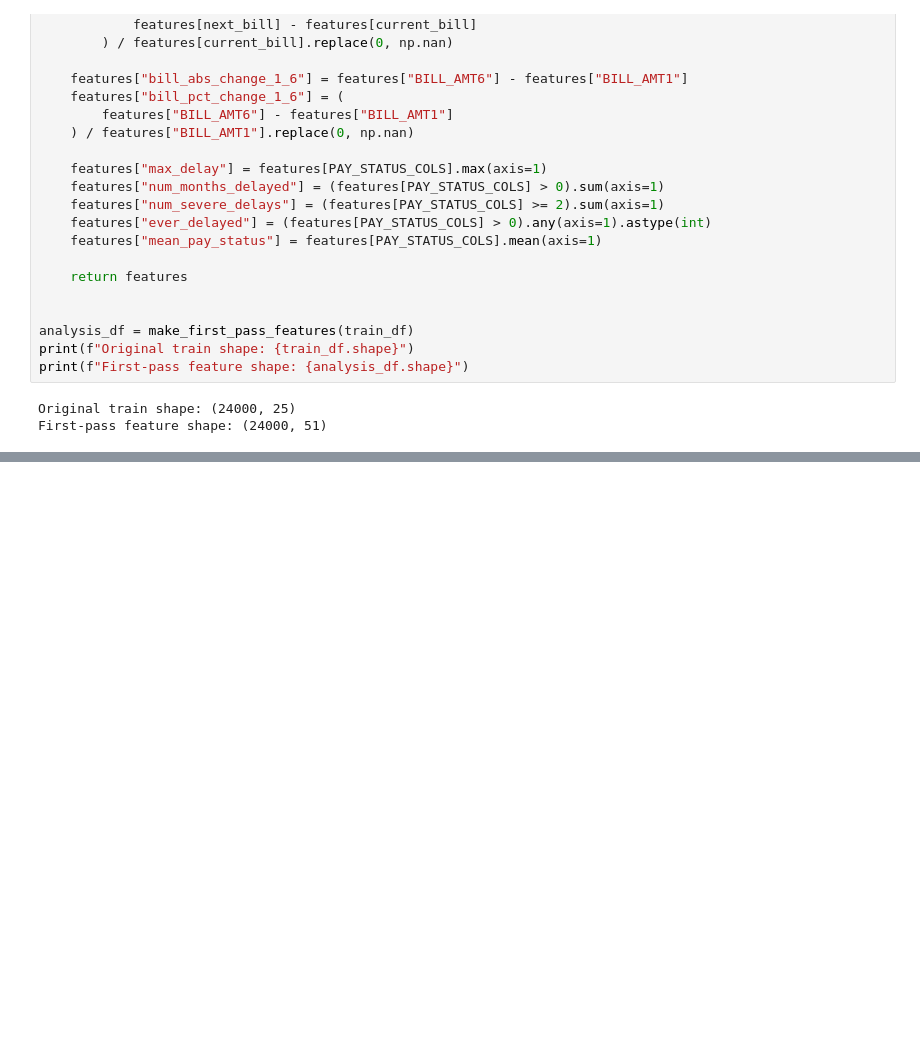
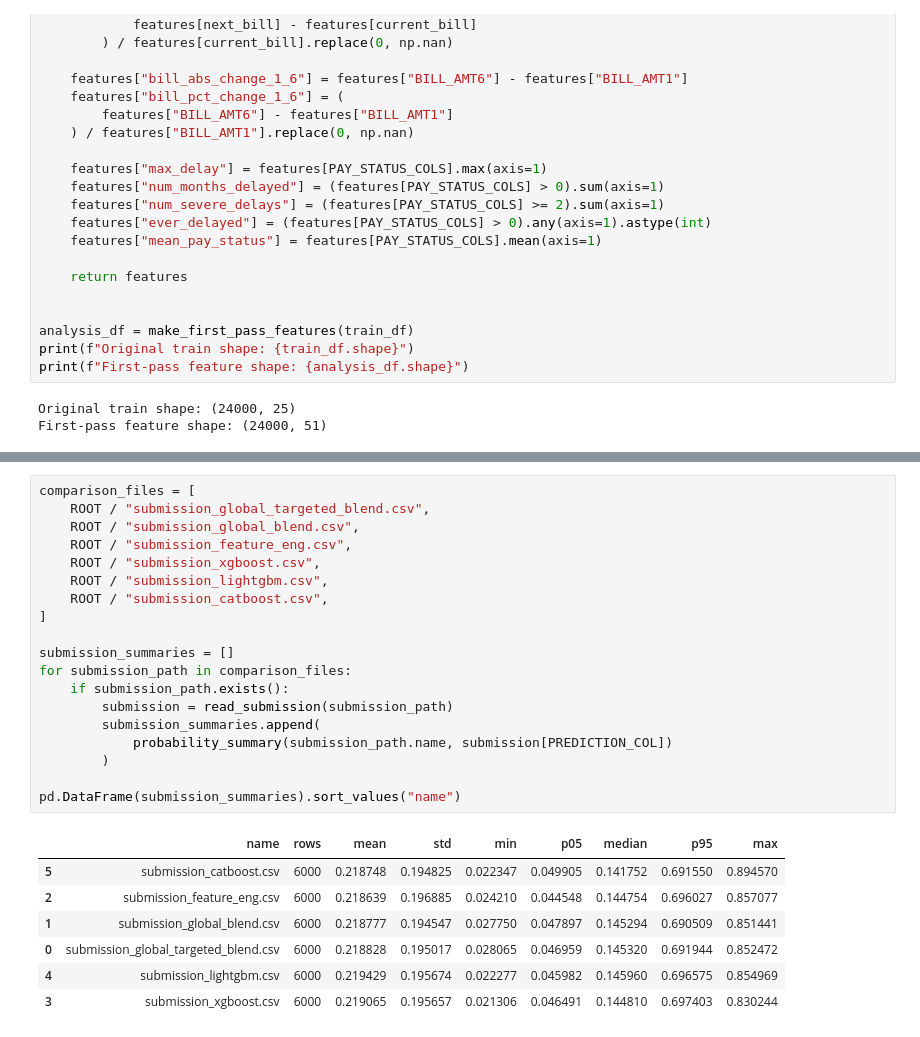
Before and after one commit to legendarystrat/interuni_datathon_2026, a Jupyter notebook: final.ipynb, the cells around one changed output, grey strips where cells are left out. Cells and saved outputs as stored; diff of their text form; blank space fills up the shorter version.

```diff
--- a/final.ipynb
+++ b/final.ipynb
@@ -249,0 +540,27 @@ We also considered the secondary metric for
+# %%
+comparison_files = [
+    ROOT / "submission_global_targeted_blend.csv",
+    ROOT / "submission_global_blend.csv",
+    ROOT / "submission_feature_eng.csv",
+    ROOT / "submission_xgboost.csv",
+    ROOT / "submission_lightgbm.csv",
+    ROOT / "submission_catboost.csv",
+]
+
+submission_summaries = []
+for submission_path in comparison_files:
+    if submission_path.exists():
+        submission = read_submission(submission_path)
+        submission_summaries.append(
+            probability_summary(submission_path.name, submission[PREDICTION_COL])
+        )
+
+pd.DataFrame(submission_summaries).sort_values("name")
+# %% [output]
+|  | name | rows | mean | std | min | p05 | median | p95 | max |
+| 5 | submission_catboost.csv | 6000 | 0.218748 | 0.194825 | 0.022347 | 0.049905 | 0.141752 | 0.691550 | 0.894570 |
+| 2 | submission_feature_eng.csv | 6000 | 0.218639 | 0.196885 | 0.024210 | 0.044548 | 0.144754 | 0.696027 | 0.857077 |
+| 1 | submission_global_blend.csv | 6000 | 0.218777 | 0.194547 | 0.027750 | 0.047897 | 0.145294 | 0.690509 | 0.851441 |
+| 0 | submission_global_targeted_blend.csv | 6000 | 0.218828 | 0.195017 | 0.028065 | 0.046959 | 0.145320 | 0.691944 | 0.852472 |
+| 4 | submission_lightgbm.csv | 6000 | 0.219429 | 0.195674 | 0.022277 | 0.045982 | 0.145960 | 0.696575 | 0.854969 |
+| 3 | submission_xgboost.csv | 6000 | 0.219065 | 0.195657 | 0.021306 | 0.046491 | 0.144810 | 0.697403 | 0.830244 |
```
Also changed, not shown: parts of 23 cells of this notebook.
